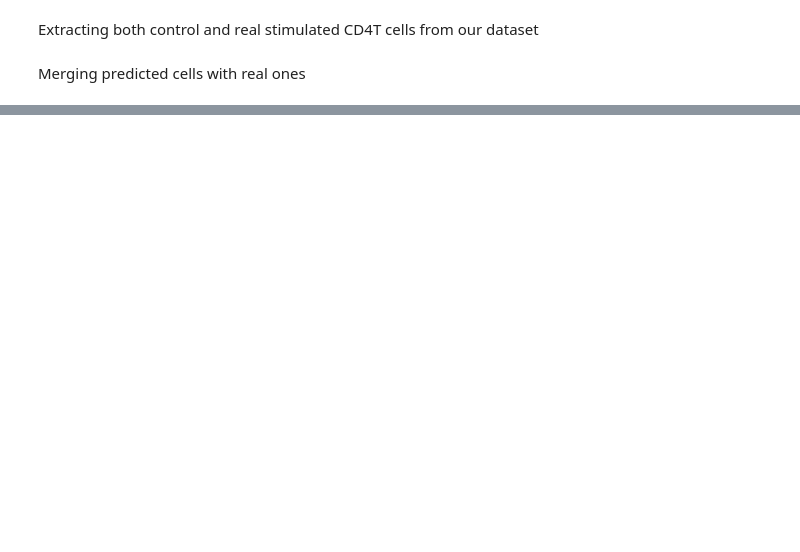
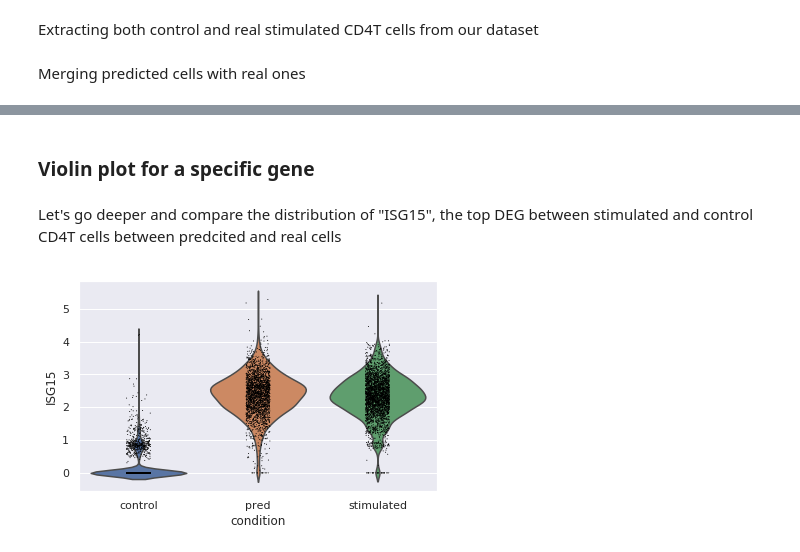
Before and after one commit to M0hammadL/scGen_notebooks, a Jupyter notebook: notebooks/scgen_kang.ipynb, the cells around one changed output, grey strips where cells are left out. Cells and saved outputs as stored; diff of their text form; code cells hidden in the pictures; blank space fills up the shorter version.

```diff
--- a/notebooks/scgen_kang.ipynb
+++ b/notebooks/scgen_kang.ipynb
@@ -24,5 +14,7 @@ sc.pl.umap(validation, color=["condition", "cell_type"],  wspace=.5)
 Let's remove stimulated CD4T cells from both the training and validation set. This is just for the sake
 of this notebook, in practice, you do not need to do this step, just pass the train and validation (if you have one)
 # %%
-train_new = train[~((train.obs["cell_type"]=="CD4T") &(train.obs["condition"]=="stimulated"))]
-validation_new = validation[~((validation.obs["cell_type"]=="CD4T") &(validation.obs["condition"]=="stimulated"))]
+train_new = train[~((train.obs["cell_type"] == "CD4T") &
+                    (train.obs["condition"] == "stimulated"))]
+validation_new = validation[~((validation.obs["cell_type"] == "CD4T") & (
+    validation.obs["condition"] == "stimulated"))]
@@ -116,0 +107,8 @@ scg.sess.close()
+# %% [markdown]
+### Violin plot for a specific gene
+# %% [markdown]
+Let's go deeper and compare the distribution of "ISG15", the top DEG between stimulated and control CD4T cells between predcited and real cells
+# %%
+sc.pl.violin(all_adata, keys="ISG15", groupby="condition")
+# %% [output]
+[figure, added]
```
Also changed, not shown: parts of 32 cells of this notebook.
